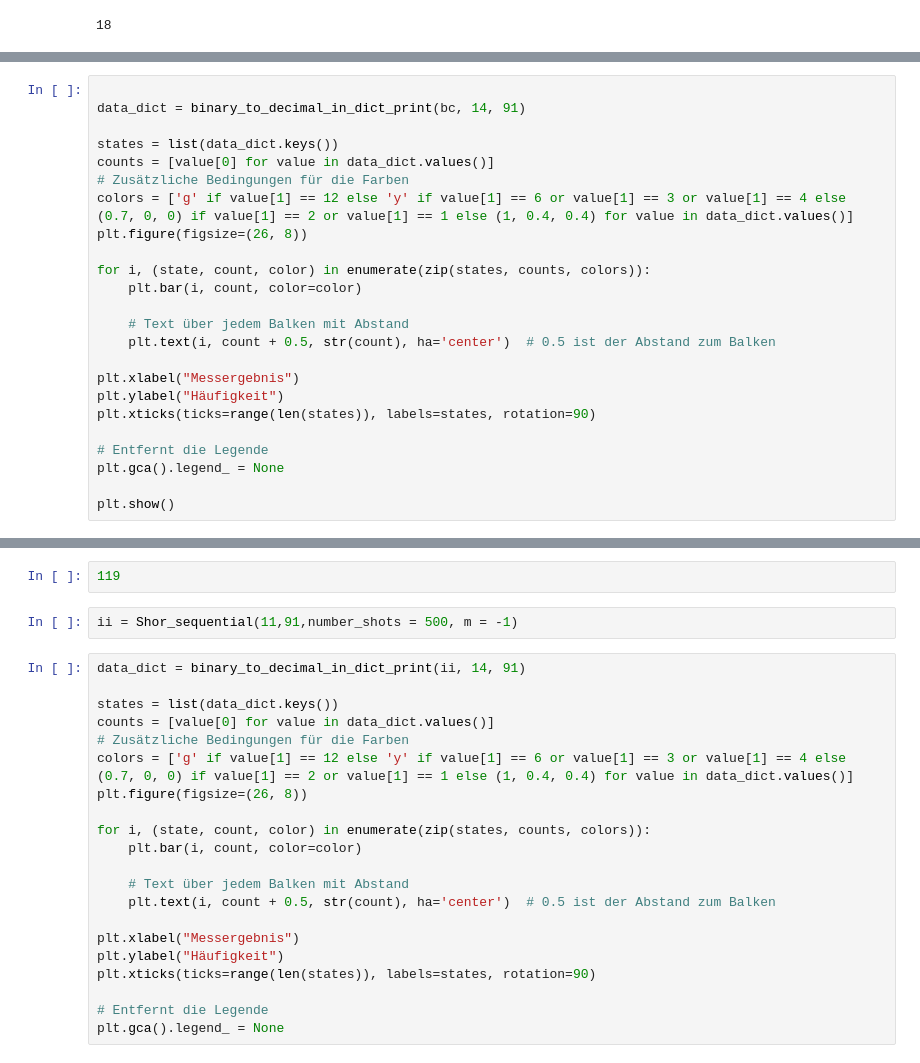
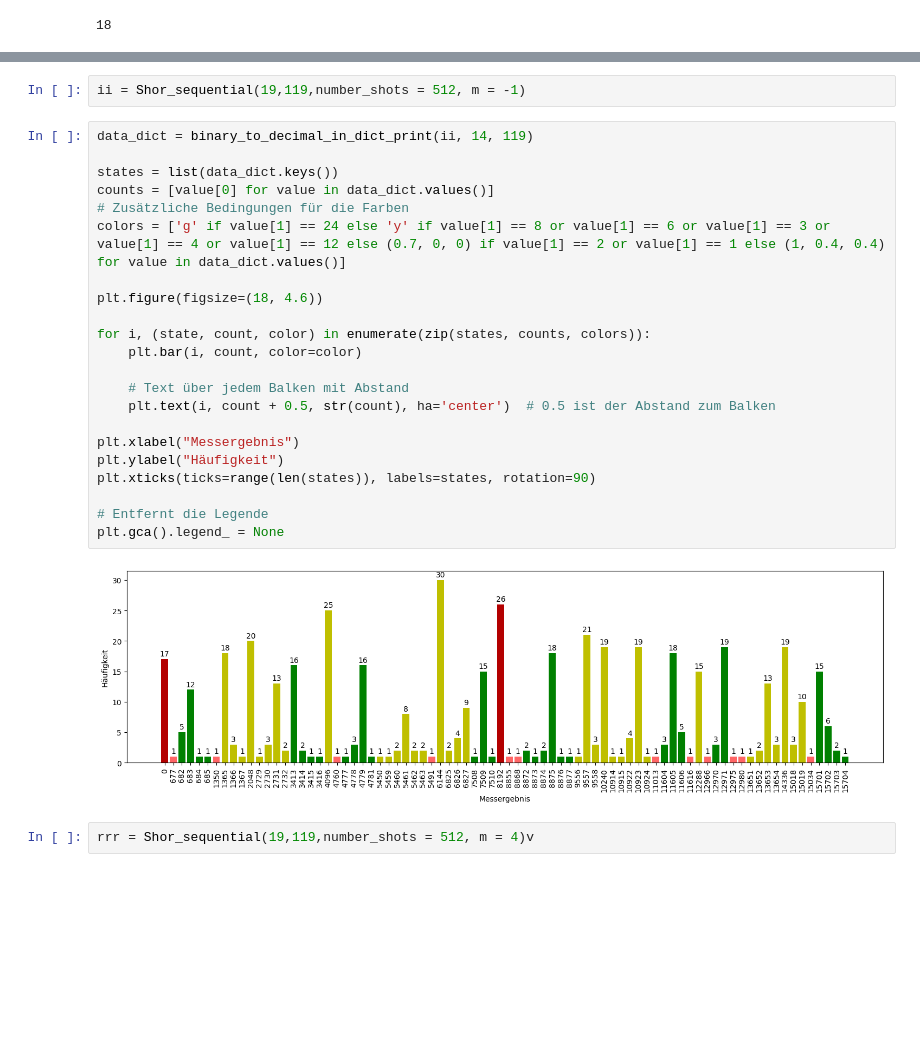
Before and after one commit to Siytta/bachelorarbeit, a Jupyter notebook: Shor_correct_order/AQFT_Test.ipynb, the cells around one changed output, grey strips where cells are left out. Drawn from its saved outputs; the diff is of its cells as text; blank space fills up the shorter version.

```diff
--- a/Shor_correct_order/AQFT_Test.ipynb
+++ b/Shor_correct_order/AQFT_Test.ipynb
@@ -1256,24 +1058,0 @@ bc = Shor_sequential(11,91,number_shots = 500, m = -1)
-# %%
-
-data_dict = binary_to_decimal_in_dict_print(bc, 14, 91)
-
-states = list(data_dict.keys())
-counts = [value[0] for value in data_dict.values()]
-# Zusätzliche Bedingungen für die Farben
-colors = ['g' if value[1] == 12 else 'y' if value[1] == 6 or value[1] == 3 or value[1] == 4 else (0.7, 0, 0) if value[1] == 2 or value[1] == 1 else (1, 0.4, 0.4) for value in data_dict.values()]
-plt.figure(figsize=(26, 8))
-
-for i, (state, count, color) in enumerate(zip(states, counts, colors)):
-    plt.bar(i, count, color=color)
-
-    # Text über jedem Balken mit Abstand
-    plt.text(i, count + 0.5, str(count), ha='center')  # 0.5 ist der Abstand zum Balken
-
-plt.xlabel("Messergebnis")
-plt.ylabel("Häufigkeit")
-plt.xticks(ticks=range(len(states)), labels=states, rotation=90)
-
-# Entfernt die Legende
-plt.gca().legend_ = None
-
-plt.show()
@@ -1282,26 +1059,29 @@ plt.show()
-# %%
-119
 # %%
-ii = Shor_sequential(11,91,number_shots = 500, m = -1)
+ii = Shor_sequential(19,119,number_shots = 512, m = -1)
 # %%
-data_dict = binary_to_decimal_in_dict_print(ii, 14, 91)
+data_dict = binary_to_decimal_in_dict_print(ii, 14, 119)
 
 states = list(data_dict.keys())
 counts = [value[0] for value in data_dict.values()]
 # Zusätzliche Bedingungen für die Farben
-colors = ['g' if value[1] == 12 else 'y' if value[1] == 6 or value[1] == 3 or value[1] == 4 else (0.7, 0, 0) if value[1] == 2 or value[1] == 1 else (1, 0.4, 0.4) for value in data_dict.values()]
-plt.figure(figsize=(26, 8))
+colors = ['g' if value[1] == 24 else 'y' if value[1] == 8 or value[1] == 6 or value[1] == 3 or value[1] == 4 or value[1] == 12 else (0.7, 0, 0) if value[1] == 2 or value[1] == 1 else (1, 0.4, 0.4) for value in data_dict.values()]
+
+plt.figure(figsize=(18, 4.6))
 
 for i, (state, count, color) in enumerate(zip(states, counts, colors)):
     plt.bar(i, count, color=color)
 
     # Text über jedem Balken mit Abstand
     plt.text(i, count + 0.5, str(count), ha='center')  # 0.5 ist der Abstand zum Balken
 
 plt.xlabel("Messergebnis")
 plt.ylabel("Häufigkeit")
 plt.xticks(ticks=range(len(states)), labels=states, rotation=90)
 
 # Entfernt die Legende
 plt.gca().legend_ = None
+# %% [output]
+[figure, added]
+# %%
+rrr = Shor_sequential(19,119,number_shots = 512, m = 4)v
 # %%
```
Also changed, not shown: parts of 22 cells of this notebook, 4 other files.
